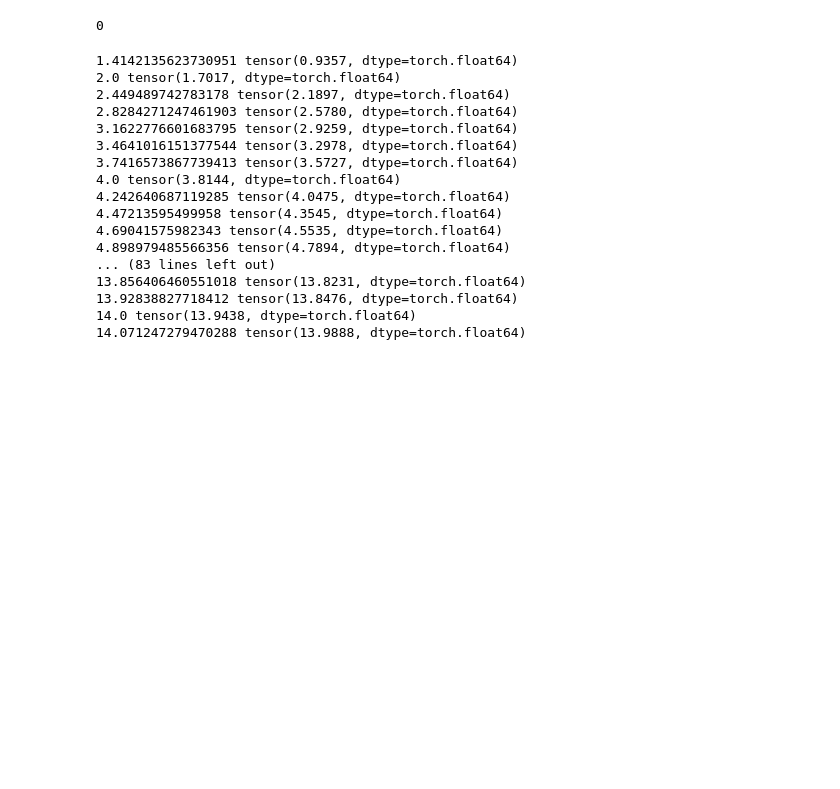
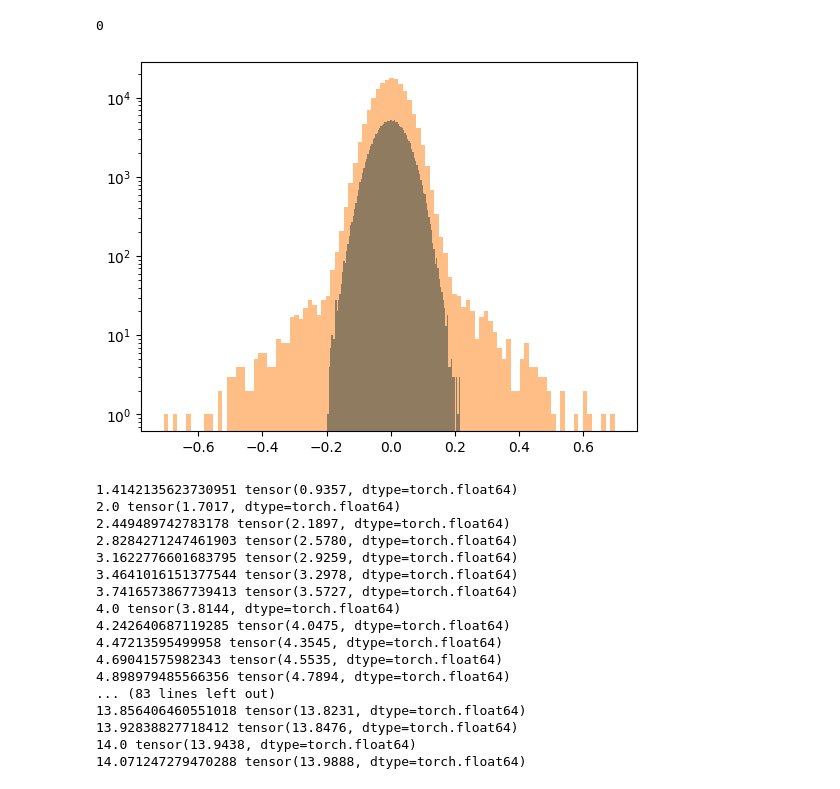
Before and after one commit to mackelab/labproject, a Jupyter notebook: docs/notebooks/OLD_deprecated/MMD_misspec_experiment.ipynb, the cells around one changed output. Drawn from its saved outputs; the diff is of its cells as text; code cells hidden in the pictures; blank space fills up the shorter version.

```diff
--- a/docs/notebooks/MMD_misspec_experiment.ipynb
+++ b/docs/notebooks/OLD_deprecated/MMD_misspec_experiment.ipynb
@@ -21,3 +23,30 @@ set_seed(0)
+# %%
+w=1.4
+sd=3
+dg=4
+N=400
+a = np.random.randn(N,N)/np.sqrt(N)
+
+covariance_matrix=np.array([
+    [dg,0,sd,-w],
+    [0,dg,w,sd],
+    [sd,w,dg,0],
+    [-w,sd,0,dg],
+])
+N=50
+loadings = np.random.randn(N,4)@np.linalg.cholesky(covariance_matrix)/np.sqrt(N)
+n1=loadings[:,0]
+n2=loadings[:,1]
+m1=loadings[:,2]
+m2=loadings[:,3]
+plt.hist(a.flatten(),bins=100)
+
+perturbation = np.outer(n1,m1)+np.outer(n2,m2)
+a[:N,:N]+=perturbation*2
+plt.hist(a.flatten(),bins=100,alpha=0.5)
+plt.yscale('log')
+# %% [output]
+[figure, added]
 # %%
 #Base distribution
 toy_data = get_distribution("toy_2d")
```
Also changed, not shown: parts of 1 cell of this notebook, 6 other files.
